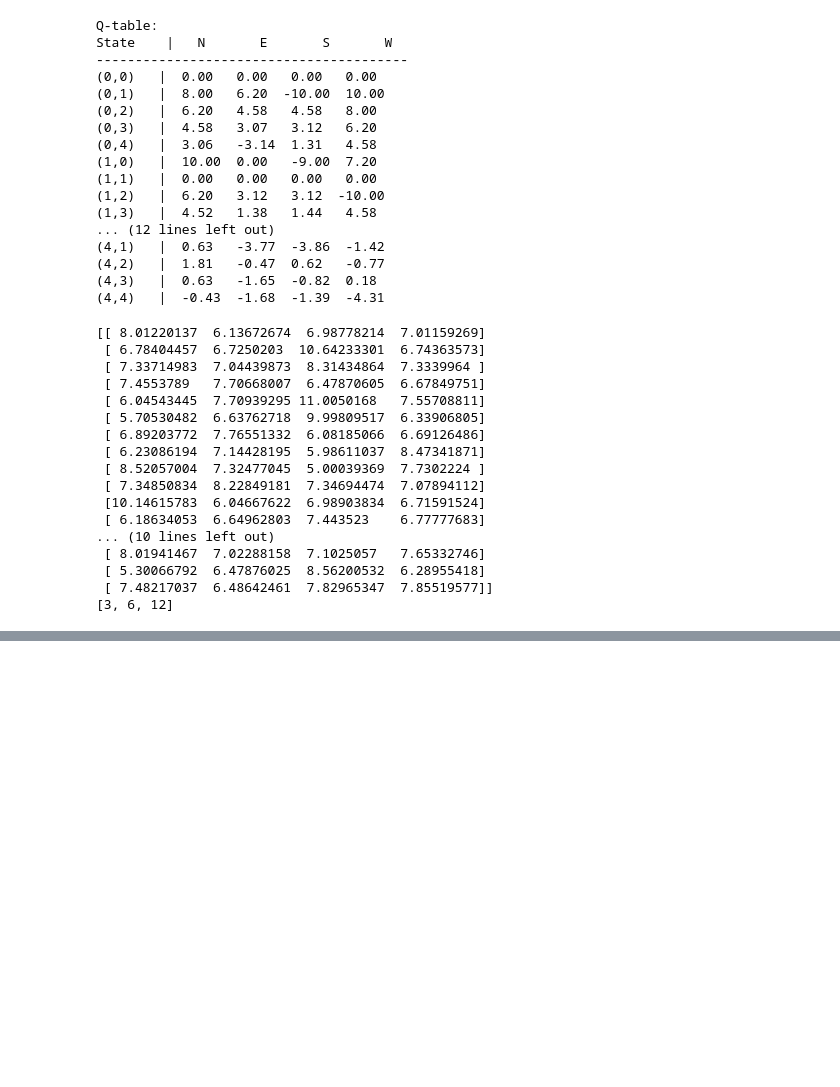
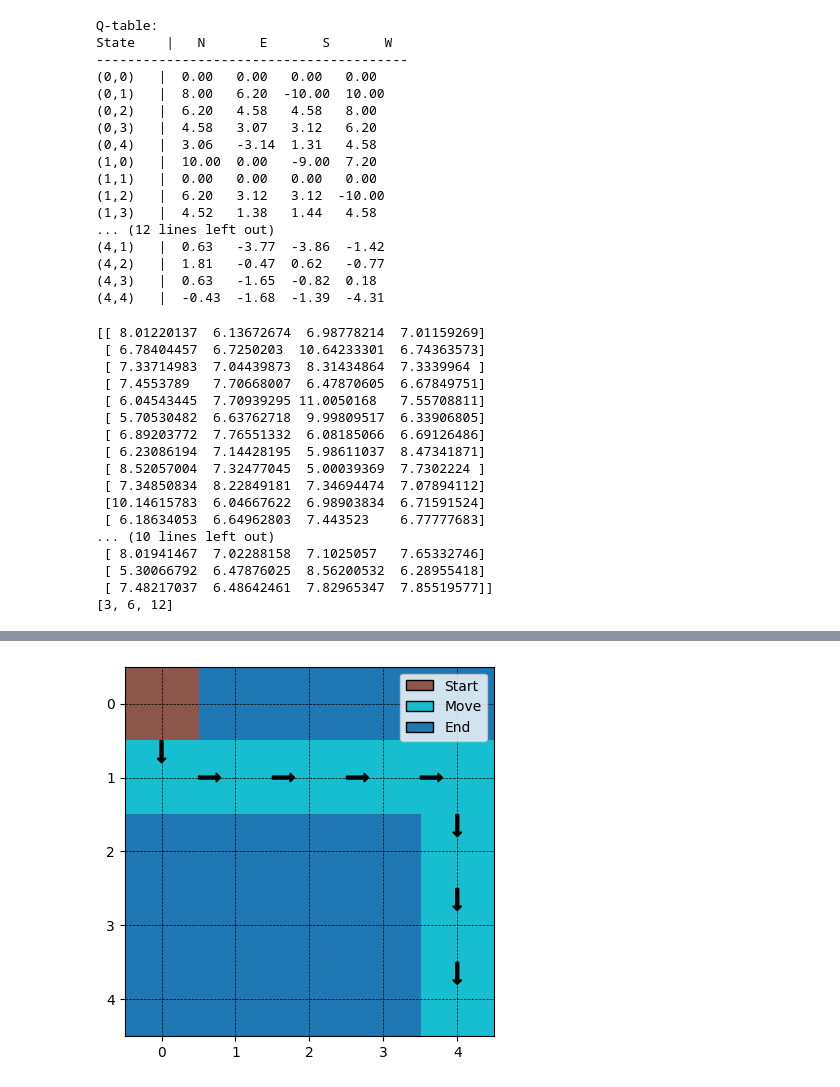
Before and after one commit to stphl/COSC4368-ReinforcementLearningGP, a Jupyter notebook: Q_learning.ipynb, the cells around one changed output, grey strips where cells are left out. Drawn from its saved outputs; the diff is of its cells as text; code cells hidden in the pictures; blank space fills up the shorter version.

Commit message:
visualization & q table reading

```diff
--- a/Q_learning.ipynb
+++ b/Q_learning.ipynb
@@ -309,0 +396,67 @@ print(final_states)
+# %%
+import numpy as np
+import matplotlib.pyplot as plt
+import matplotlib.patches as patches
+
+# Define the grid size
+GRID_SIZE = 5
+
+# Function to visualize the agent's path
+def visualize_path(path):
+    # Create a grid
+    grid = np.zeros((GRID_SIZE, GRID_SIZE))
+
+    # Mark starting point
+    start = path[0]
+    grid[start[0], start[1]] = 1
+
+    # Mark ending point
+    end = path[-1]
+    grid[end[0], end[1]] = 2
+
+    # Draw arrows and color cells
+    for i in range(1, len(path)):
+        prev_state = path[i-1]
+        curr_state = path[i]
+        dx = curr_state[1] - prev_state[1]
+        dy = curr_state[0] - prev_state[0]
+        if dx == 1:
+            arrow = patches.Arrow(curr_state[1] - 0.5, curr_state[0], 0.3, 0, width=0.2, color='black')
+            plt.gca().add_patch(arrow)
+            grid[curr_state[0], curr_state[1]] = 3
+        elif dx == -1:
+            arrow = patches.Arrow(curr_state[1] + 0.5, curr_state[0], -0.3, 0, width=0.2, color='black')
+            plt.gca().add_patch(arrow)
+            grid[curr_state[0], curr_state[1]] = 3
+        elif dy == 1:
+            arrow = patches.Arrow(curr_state[1], curr_state[0] - 0.5, 0, 0.3, width=0.2, color='black')
+            plt.gca().add_patch(arrow)
+            grid[curr_state[0], curr_state[1]] = 3
+        elif dy == -1:
+            arrow = patches.Arrow(curr_state[1], curr_state[0] + 0.5, 0, -0.3, width=0.2, color='black')
+            plt.gca().add_patch(arrow)
+            grid[curr_state[0], curr_state[1]] = 3
+
+    # Set colors for visualization
+    cmap = plt.cm.get_cmap('tab10', 3)
+
+    # Visualize the grid
+    plt.imshow(grid, cmap=cmap, interpolation='nearest')
+
+    # Add gridlines
+    plt.grid(visible=True, color='black', linestyle='--', linewidth=0.5)
+
+    # Add legend
+    legend_elements = [patches.Patch(facecolor=cmap(1), edgecolor='black', label='Start'),
+                       patches.Patch(facecolor=cmap(2), edgecolor='black', label='Move'),
+                       patches.Patch(facecolor=cmap(0), edgecolor='black', label='End')]
+    plt.legend(handles=legend_elements, loc='upper right')
+
+    plt.show()
+
+# Example path
+# example_path = [(0, 0), (1, 0), (2, 0), (2, 1), (3, 1), (4, 1), (4, 2), (3, 2), (2, 2), (1, 2), (0, 2)]
+example_path = [(0, 0), (1, 0), (1, 1), (1, 2), (1, 3), (1, 4), (2, 4), (3, 4), (4, 4)]
+visualize_path(example_path)
+# %% [output]
+[figure, added]
```
Also changed, not shown: parts of 2 cells of this notebook.
